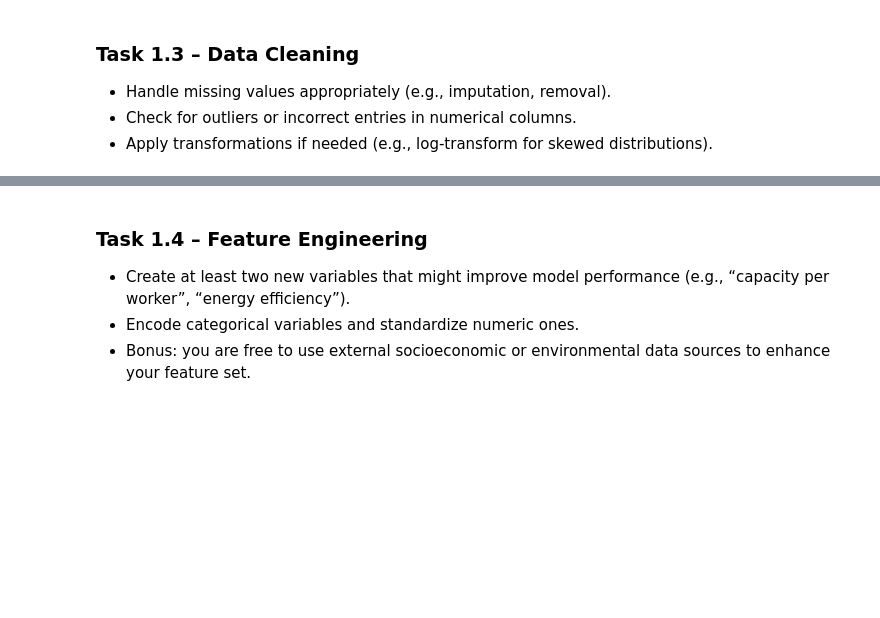
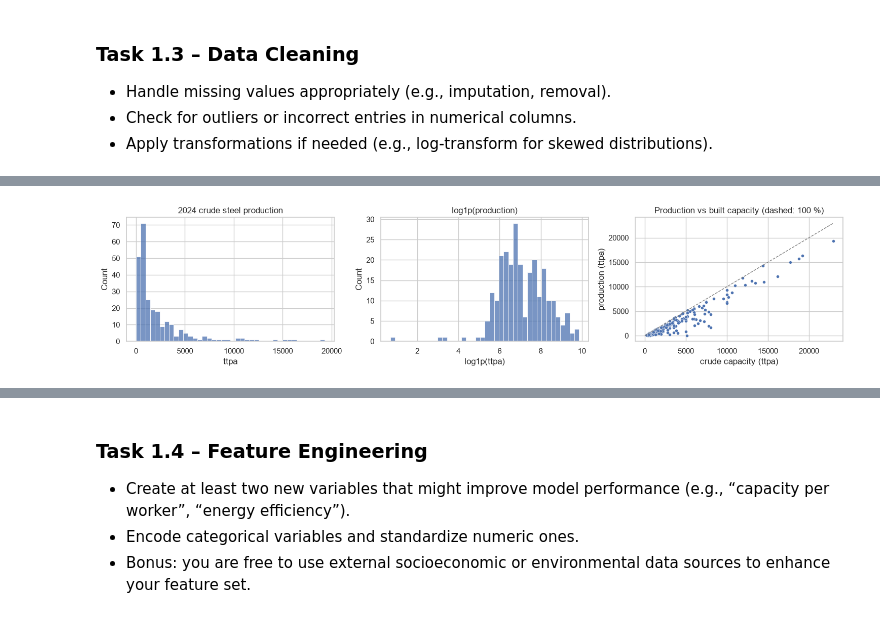
Before and after one commit to kenza-gueddas/aidams-lab2-bennjima-gueddas-mallat-sanver-tanaci, a Jupyter notebook: lab_2.ipynb, the cells around one changed output, grey strips where cells are left out. Cells and saved outputs as stored; diff of their text form; code cells hidden in the pictures; blank space fills up the shorter version.

```diff
--- a/lab_2.ipynb
+++ b/lab_2.ipynb
@@ -74,3 +307,93 @@ Use the result in Task 1.3: drop, coerce, or relax a check, and say which.
 - Handle missing values appropriately (e.g., imputation, removal).
 - Check for outliers or incorrect entries in numerical columns.
 - Apply transformations if needed (e.g., log-transform for skewed distributions).
+# %%
+def parse_number(column: str) -> pl.Expr:
+    """Text -> Float64. 'unknown', 'N/A' and '>0' carry no value and become null."""
+    return pl.col(column).cast(pl.Float64, strict=False).alias(column)
+
+
+def has_unit(column: str) -> pl.Expr:
+    """Upstream unit present? 'N/A' (not applicable) -> 0, a number or '>x' -> 1, 'unknown' -> null."""
+    raw = pl.col(column)
+    return pl.when(raw == "N/A").then(0.0).when(raw == "unknown").then(None).otherwise(1.0)
+
+
+def certification(column: str) -> pl.Expr:
+    """A date, year, 'yes' or 'y' means certified; 'no' and 'expired' mean not; 'unknown' stays unknown."""
+    raw = pl.col(column).str.to_lowercase()
+    return (pl.when(raw == "unknown").then(pl.lit("unknown"))
+            .when(raw.is_in(["no", "expired"])).then(pl.lit("no"))
+            .otherwise(pl.lit("yes")).alias(column))
+
+
+def clean(df: pl.DataFrame) -> pl.DataFrame:
+    """Coerce raw text columns to the types the schema expects. Works with or without the target column."""
+    out = df.with_columns(
+        parse_number("plant_age"),
+        parse_number("workforce_size"),
+        has_unit("sinter_capacity").alias("has_sinter_plant"),
+        has_unit("coking_capacity").alias("has_coking_plant"),
+        has_unit("pelletizing_capacity").alias("has_pelletizing_plant"),
+        certification("iso_14001"),
+        certification("iso_50001"),
+        certification("responsible_steel"),
+    ).drop("sinter_capacity", "coking_capacity", "pelletizing_capacity")
+    if TARGET in out.columns:
+        out = out.with_columns(parse_number(TARGET))
+    return out
+
+
+# 1) Coerce: dtype failures are fixed by parsing the text columns
+df_parsed = clean(df_raw)
+
+# 2) Drop: duplicate plant ids (keep the row with a numeric target, if any) and plants without a label.
+#    A missing target cannot be imputed without inventing the answer.
+df_parsed = (df_parsed.sort(TARGET, nulls_last=True)
+             .unique("plant_id", keep="first", maintain_order=True)
+             .sort("plant_id"))
+unlabelled = df_parsed[TARGET].is_null()
+print(f"Dropping {unlabelled.sum()} plants without a numeric 2024 crude-steel figure; {(~unlabelled).sum()} remain.")
+df_clean = df_parsed.filter(~unlabelled)
+
+# 3) Relax: the plant_age <= 150 check was stricter than reality. These are genuine 19th-century works.
+print("\nLabelled plants older than 150 years:")
+display(df_clean.filter(pl.col("plant_age") > 150).select("plant_name", "country", "plant_age"))
+schema = build_schema(df_raw, max_plant_age=300)
+
+# 4) Outliers: extreme utilisation is real (idle or ramping plants) or an estimate (production == capacity); kept
+utilisation = (pl.col(TARGET) / pl.col("crude_capacity")).alias("utilisation")
+print("Lowest and highest utilisation (2024 production / built capacity):")
+ranked = df_clean.select("plant_name", "country", "status", "crude_capacity", TARGET, utilisation).sort("utilisation")
+display(pl.concat([ranked.head(4), ranked.tail(4)]))
+
+NUMERIC_RAW = ["crude_capacity", "crude_capacity_operating", "eaf_capacity", "iron_capacity",
+               "workforce_size", "plant_age", TARGET]
+
+
+def iqr_outliers(s: pl.Series) -> int:
+    q1, q3 = s.quantile(0.25), s.quantile(0.75)
+    return int(((s < q1 - 1.5 * (q3 - q1)) | (s > q3 + 1.5 * (q3 - q1))).sum())
+
+
+display(pl.DataFrame({
+    "column": NUMERIC_RAW,
+    "missing": [df_clean[c].null_count() for c in NUMERIC_RAW],
+    "IQR outliers": [iqr_outliers(df_clean[c].drop_nulls()) for c in NUMERIC_RAW],
+    "skew": [df_clean[c].skew() for c in NUMERIC_RAW],
+    "skew after log1p": [df_clean[c].log1p().skew() for c in NUMERIC_RAW],
+}))
+
+fig, axes = plt.subplots(1, 3, figsize=(15, 3.5))
+sns.histplot(df_clean[TARGET].to_numpy(), bins=40, ax=axes[0]).set(title="2024 crude steel production", xlabel="ttpa")
+sns.histplot(np.log1p(df_clean[TARGET].to_numpy()), bins=40, ax=axes[1]).set(title="log1p(production)", xlabel="log1p(ttpa)")
+sns.scatterplot(x=df_clean["crude_capacity"].to_numpy(), y=df_clean[TARGET].to_numpy(), s=18, ax=axes[2])
+axes[2].plot([0, df_clean["crude_capacity"].max()], [0, df_clean["crude_capacity"].max()], "--", c="grey", lw=1)
+axes[2].set(title="Production vs built capacity (dashed: 100 %)", xlabel="crude capacity (ttpa)", ylabel="production (ttpa)")
+plt.tight_layout()
+plt.show()
+
+# 5) Re-validate with the (relaxed) schema
+schema.validate(df_clean, lazy=True)
+print(f"Cleaned table {df_clean.shape} passes the schema.")
+# %% [output]
@@ -76,0 +436 @@ Use the result in Task 1.3: drop, coerce, or relax a check, and say which.
+[figure, added]
```
Also changed, not shown: parts of 32 cells of this notebook, 4 other files.
